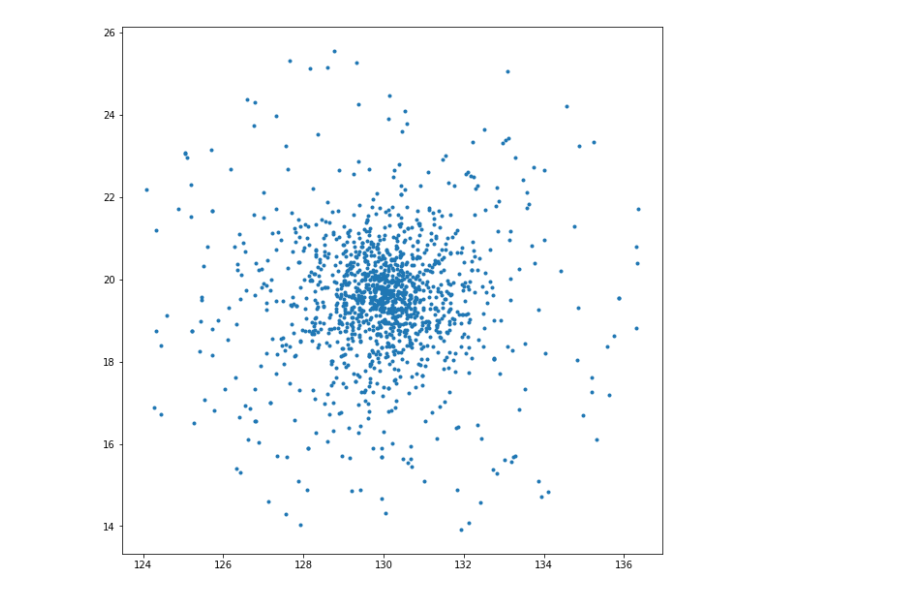
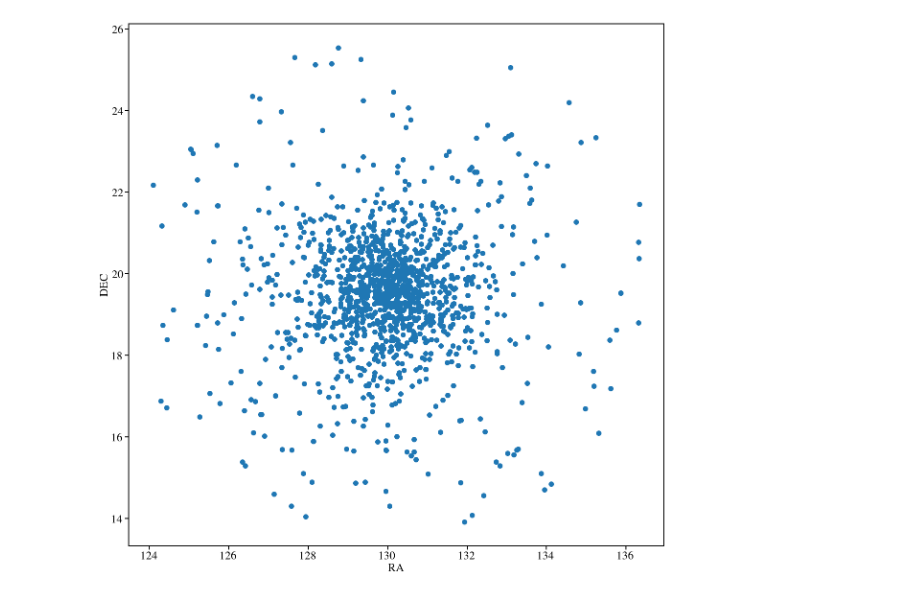
Before and after one commit to stephtdouglas/M44_subcluster, a Jupyter notebook: M44clustering.ipynb, the cells around one changed output. Drawn from its saved outputs; the diff is of its cells as text; code cells hidden in the pictures.

```diff
--- a/M44clustering.ipynb
+++ b/M44clustering.ipynb
@@ -7,10 +13,11 @@ from matplotlib.pyplot import *
 with fits.open('/home/martin/work/Projects/CS20hackday/Praesepe.fits') as hdu:
     data = hdu[1].data
 # %%
-memprob = data['HDBscan_MemProb']
-cluster = data['HDBscan_Cluster']
+# Import
+HDBmemprob = data['HDBscan_MemProb']
+HDBcluster = data['HDBscan_Cluster']
 
-idx = (memprob >= 0.1) * (cluster == 1)
+idx = (HDBmemprob >= 0.1) * (HDBcluster == 1)
 
 gaia_ra = data['gaia_dr2_source.ra'][idx]
 gaia_dec = data['gaia_dr2_source.dec'][idx]
@@ -20,8 +27,10 @@ gaia_pmdec = data['gaia_dr2_source.pmdec'][idx]
 
 gaia_parallax = data['gaia_dr2_source.parallax'][idx]
 # %%
-figure(figsize = (10,10))
-plot(gaia_ra,gaia_dec,'.')
+figure(figsize = (20,20))
+plot(gaia_ra,gaia_dec,'.', ms = 20)
+xlabel('RA')
+ylabel('DEC')
 show()
 # %% [output]
-[figure, old version]
+[figure, new version]
```
Also changed, not shown: parts of 10 cells of this notebook.
